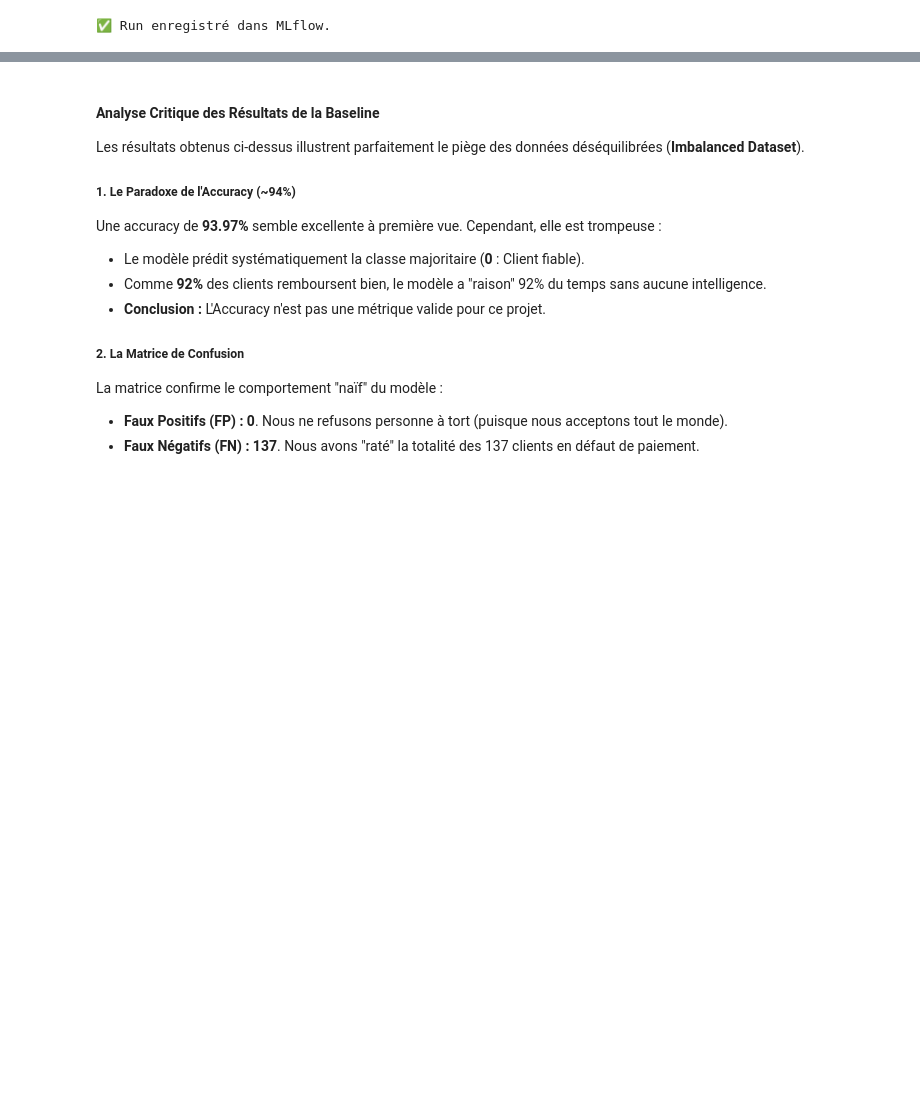
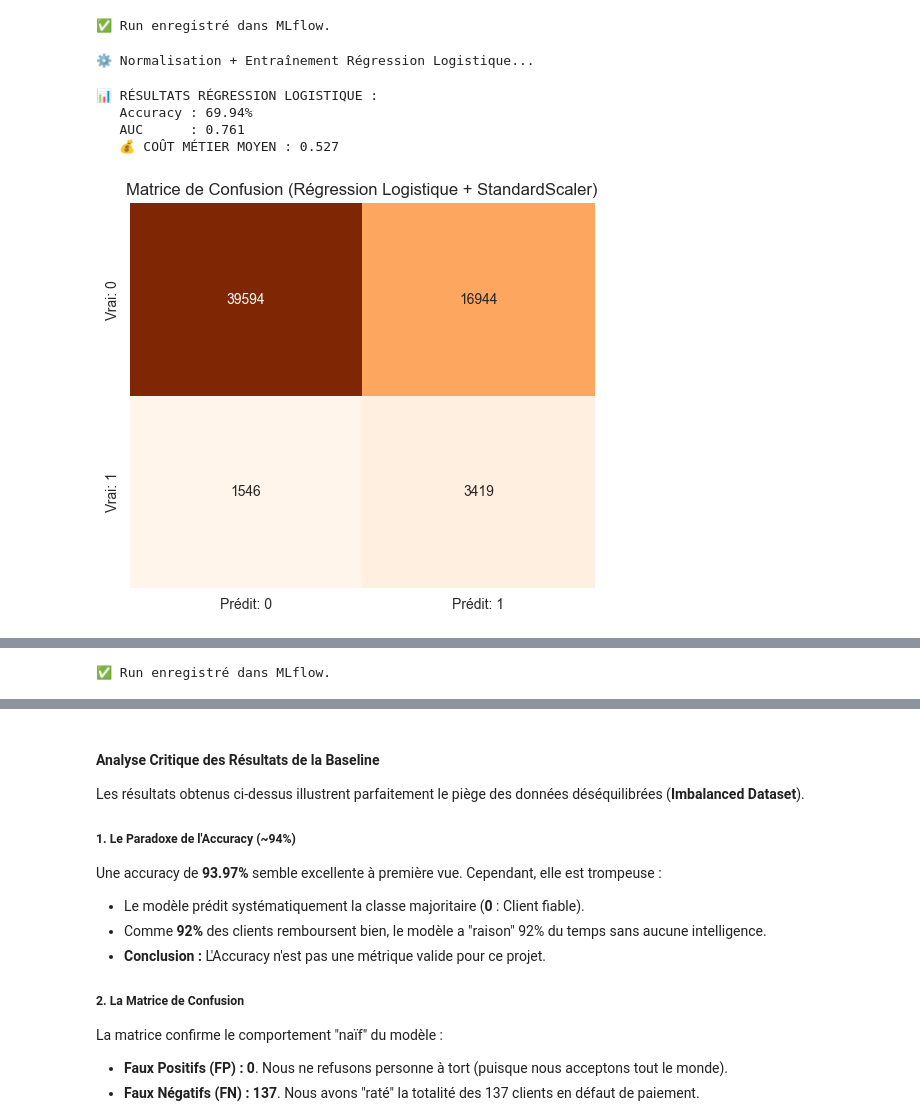
Before and after one commit to mathilde-nanecou/P7_implementez_un_modele_de_scoring, a Jupyter notebook: Nanecou_Mathilde_2_notebook_modélisation_012026.ipynb, the cells around one changed output, grey strips where cells are left out. Drawn from its saved outputs; the diff is of its cells as text; code cells hidden in the pictures; blank space fills up the shorter version.

```diff
--- a/Nanecou_Mathilde_2_notebook_modélisation_012026.ipynb
+++ b/Nanecou_Mathilde_2_notebook_modélisation_012026.ipynb
@@ -272,3 +272,70 @@ with mlflow.start_run(run_name="Baseline_Dummy"):
 Registered model 'Baseline' already exists. Creating a new version of this model...
 Created version '7' of model 'Baseline'.
 ✅ Run enregistré dans MLflow.
+# %%
+from sklearn.linear_model import LogisticRegression
+from sklearn.preprocessing import StandardScaler
+from sklearn.pipeline import Pipeline
+
+# La normalisation (StandardScaler) est indispensable pour la Régression Logistique
+# car l'algorithme est sensible à l'échelle des variables (contrairement à LightGBM)
+with mlflow.start_run(run_name="LogisticRegression_Baseline"):
+
+    print("⚙️ Normalisation + Entraînement Régression Logistique...")
+
+    # Pipeline : StandardScaler + LogisticRegression
+    lr_pipeline = Pipeline([
+        ('scaler', StandardScaler()),
+        ('model', LogisticRegression(
+            class_weight='balanced',
+            max_iter=1000,
+            random_state=42,
+            n_jobs=-1
+        ))
+    ])
+
+    # Imputation des NaN avant normalisation (StandardScaler ne supporte pas les NaN)
+    X_train_lr = X_train.fillna(X_train.median())
+    X_test_lr  = X_test.fillna(X_train.median())
+
+    lr_pipeline.fit(X_train_lr, y_train)
+
+    y_pred_lr = lr_pipeline.predict(X_test_lr)
+    y_prob_lr = lr_pipeline.predict_proba(X_test_lr)[:, 1]
+
+    acc_lr  = accuracy_score(y_test, y_pred_lr)
+    auc_lr  = roc_auc_score(y_test, y_prob_lr)
+    cost_total_lr, cost_avg_lr = business_cost_metric(y_test, y_pred_lr)
+
+    print(f"\n📊 RÉSULTATS RÉGRESSION LOGISTIQUE :")
+    print(f"   Accuracy : {acc_lr:.2%}")
+    print(f"   AUC      : {auc_lr:.3f}")
+    print(f"   💰 COÛT MÉTIER MOYEN : {cost_avg_lr:.3f}")
+
+    cm_lr = confusion_matrix(y_test, y_pred_lr)
+    plt.figure(figsize=(6, 5))
+    sns.heatmap(cm_lr, annot=True, fmt='d', cmap='Oranges', cbar=False,
+                xticklabels=['Prédit: 0', 'Prédit: 1'],
+                yticklabels=['Vrai: 0', 'Vrai: 1'])
+    plt.title('Matrice de Confusion (Régression Logistique + StandardScaler)')
+    plt.show()
+
+    mlflow.log_param("scaler", "StandardScaler")
+    mlflow.log_param("model", "LogisticRegression")
+    mlflow.log_param("class_weight", "balanced")
+    mlflow.log_metric("accuracy", acc_lr)
+    mlflow.log_metric("auc", auc_lr)
+    mlflow.log_metric("business_cost_avg", cost_avg_lr)
+    tn_lr, fp_lr, fn_lr, tp_lr = cm_lr.ravel()
+    mlflow.log_metric("FN", int(fn_lr))
+    mlflow.log_metric("FP", int(fp_lr))
+    mlflow.sklearn.log_model(lr_pipeline, "model", registered_model_name="LogisticRegression_Normalized")
+
+    print("✅ Run enregistré dans MLflow.")
+# %% [output]
+⚙️ Normalisation + Entraînement Régression Logistique...
+📊 RÉSULTATS RÉGRESSION LOGISTIQUE :
+   Accuracy : 69.94%
+   AUC      : 0.761
+   💰 COÛT MÉTIER MOYEN : 0.527
+[figure, added]
@@ -274,0 +344 @@ Created version '7' of model 'Baseline'.
+✅ Run enregistré dans MLflow.
```
Also changed, not shown: parts of 1 cell of this notebook.
